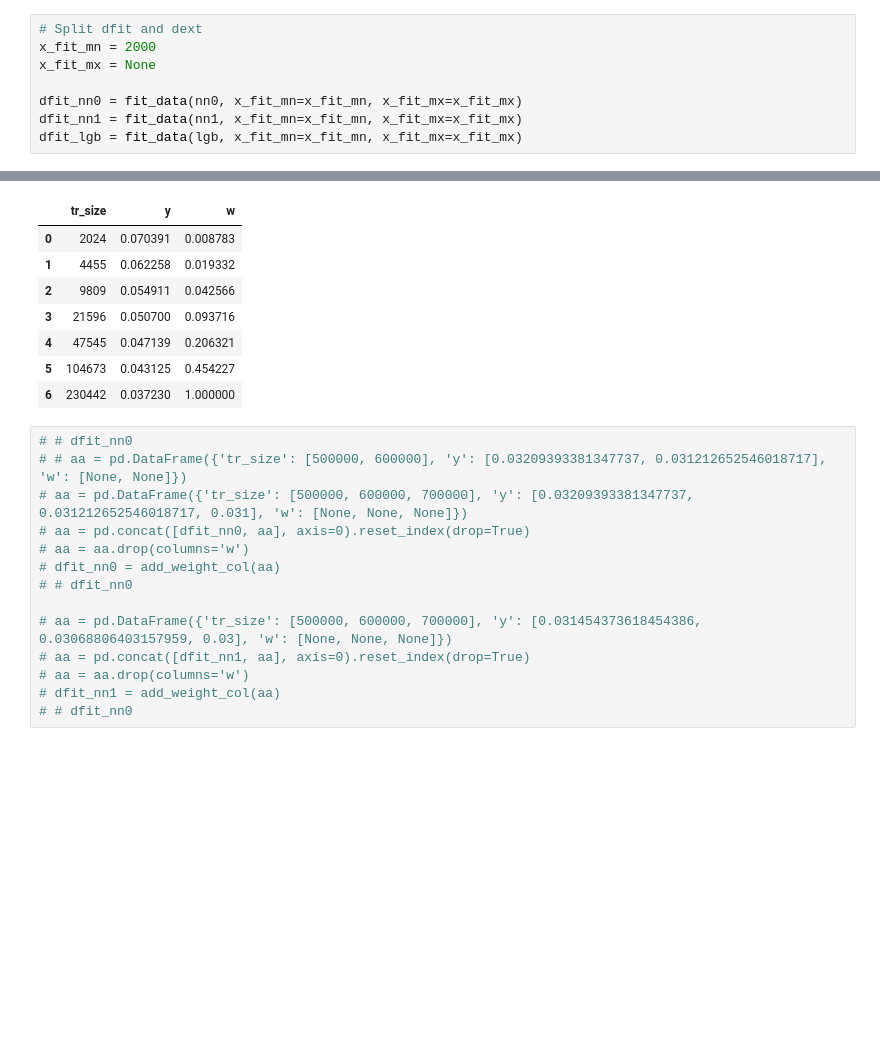
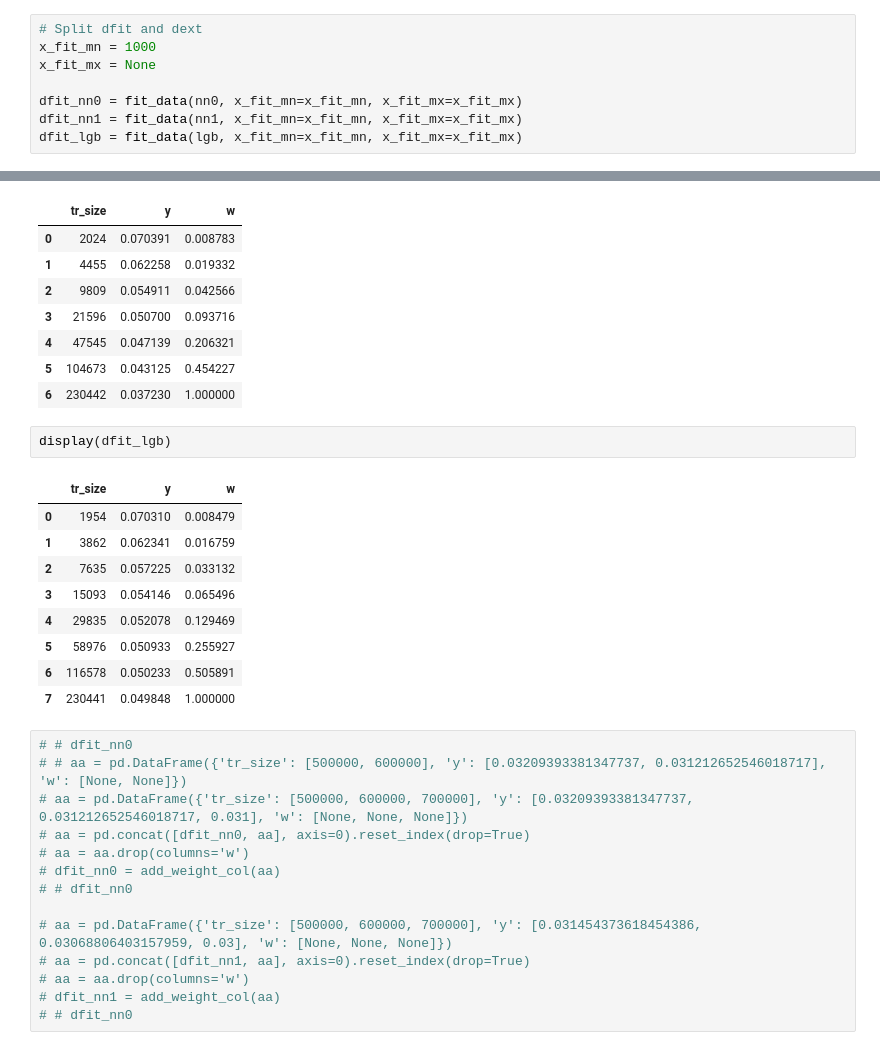
Before and after one commit to adpartin/dr-learning-curves, a Jupyter notebook: nbs/multi_src_summit.ipynb, the cells around one changed output, grey strips where cells are left out. Drawn from its saved outputs; the diff is of its cells as text; blank space fills up the shorter version.

```diff
--- a/nbs/multi_src_summit.ipynb
+++ b/nbs/multi_src_summit.ipynb
@@ -172,7 +172,7 @@ def fit_data(df, x_fit_mn=0, x_fit_mx=None):
     return dfit
 # %%
 # Split dfit and dext
-x_fit_mn = 2000
+x_fit_mn = 1000
 x_fit_mx = None
 
 dfit_nn0 = fit_data(nn0, x_fit_mn=x_fit_mn, x_fit_mx=x_fit_mx)
@@ -191,6 +191,18 @@ display(dfit_nn0)
 | 4 | 47545 | 0.047139 | 0.206321 |
 | 5 | 104673 | 0.043125 | 0.454227 |
 | 6 | 230442 | 0.037230 | 1.000000 |
+# %%
+display(dfit_lgb)
+# %% [output]
+|  | tr_size | y | w |
+| 0 | 1954 | 0.070310 | 0.008479 |
+| 1 | 3862 | 0.062341 | 0.016759 |
+| 2 | 7635 | 0.057225 | 0.033132 |
+| 3 | 15093 | 0.054146 | 0.065496 |
+| 4 | 29835 | 0.052078 | 0.129469 |
+| 5 | 58976 | 0.050933 | 0.255927 |
+| 6 | 116578 | 0.050233 | 0.505891 |
+| 7 | 230441 | 0.049848 | 1.000000 |
 # %%
 # # dfit_nn0
 # # aa = pd.DataFrame({'tr_size': [500000, 600000], 'y': [0.03209393381347737, 0.031212652546018717], 'w': [None, None]})
```
Also changed, not shown: parts of 8 cells of this notebook, 4 other files.
